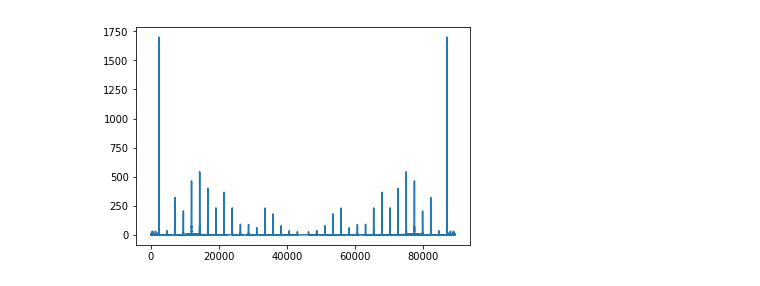
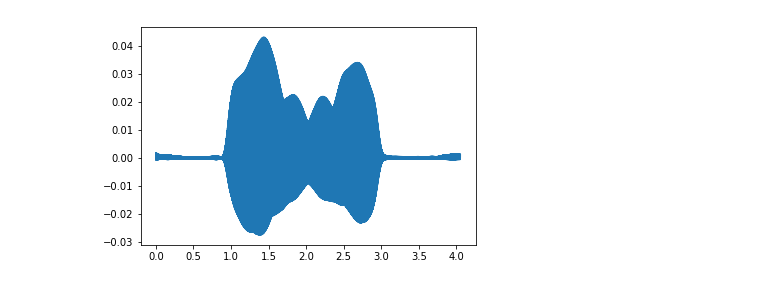
Before and after one commit to d4vidsc/music_synth, a Jupyter notebook: codigo/emulacao_gaita.ipynb, the cells around one changed output. Cells and saved outputs as stored; diff of their text form; code cells hidden in the pictures.

```diff
--- a/codigo/emulacao_gaita.ipynb
+++ b/codigo/emulacao_gaita.ipynb
@@ -70,3 +62,12 @@ plt.plot(t,env_filt_ganho)
 # Aplicando FFT no sinal da gaita
 
 gaita_fft = fft(gaita_in)
+# %%
+# Definindo eixo das frequencias
+
+gaita_freqs = np.linspace(0.0, fs/2, gaita_in.size//2)
+
+# Acertando a amplitude da fft
+# Os valores absolutos da FFT dividido pela metade da frequencia de amostragem. Correto?
+
+amp_gaita_fft = abs(gaita_fft[:int(gaita_fft.size/2)]) / (fs/2)
@@ -72,0 +88,14 @@ gaita_fft = fft(gaita_in)
+# %%
+# Encontrando as frequências e amplitude relativa
+
+pico_loc = []
+
+for i in range (1, amp_gaita_fft.size):
+    if amp_gaita_fft[i-1] < amp_gaita_fft[i] and amp_gaita_fft[i] > amp_gaita_fft[i + 1]:
+        if amp_gaita_fft[i] > 0.015:
+            pico_loc.append(i)
+# %%
+timbre = 0
+timbre2 = 0
+for loc in pico_loc:
+    timbre += (amp_gaita_fft[loc] * np.cos(2 * np.pi * gaita_freqs[loc] * t))
@@ -72,0 +108,2 @@ gaita_fft = fft(gaita_in)
+# %%
+gaita_out = timbre * env_filt
@@ -73,5 +112,5 @@ gaita_fft = fft(gaita_in)
 # %%
-plt.plot(abs(gaita_fft))
+plt.plot(t,gaita_out)
 plt.show()
 # %% [output]
-[figure, old version]
+[figure, new version]
```
Also changed, not shown: parts of 15 cells of this notebook, 2 other files.
